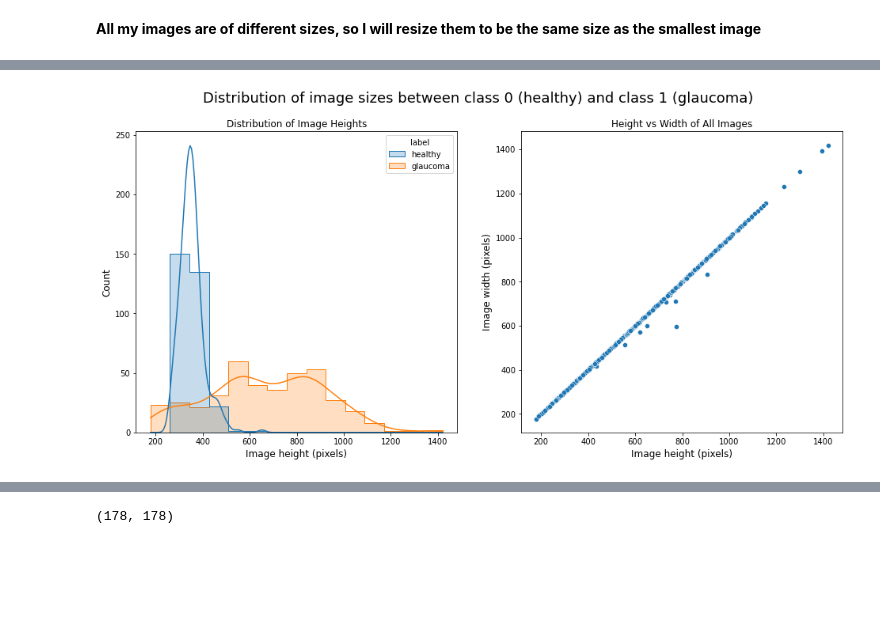
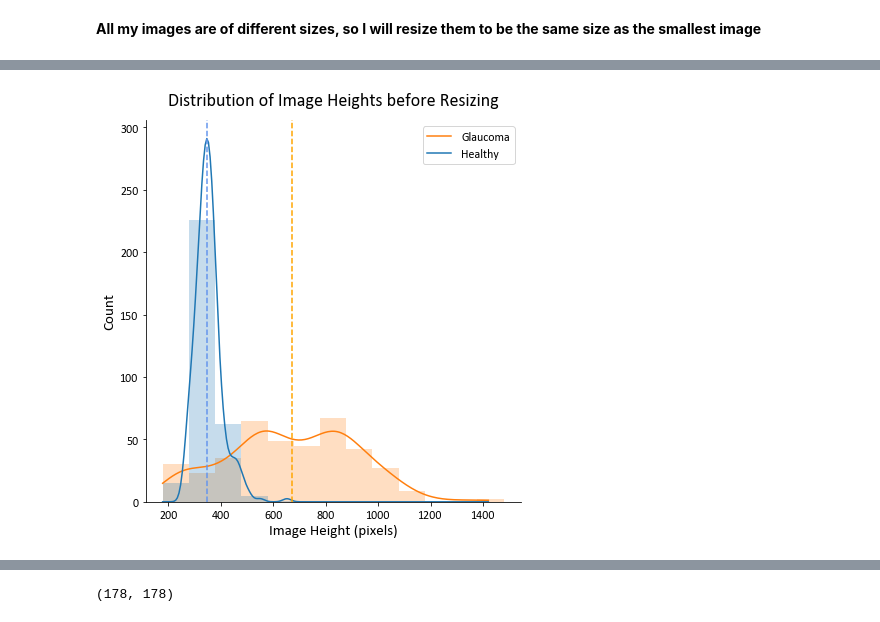
Before and after one commit to gigi-codes/wwc_hackathon_22, a Jupyter notebook: code/01_import_save_data.ipynb, the cells around one changed output, grey strips where cells are left out. Saved outputs shown, nothing was run; the diff lists cells and outputs as text; code cells hidden in the pictures; blank space fills up the shorter version.

```diff
--- a/code/01_import_save_data.ipynb
+++ b/code/01_import_save_data.ipynb
@@ -153,17 +205,40 @@ sizes_df.head()
-# %%
-fig, ax = plt.subplots(1, 2, figsize=(16,7))
-fig.suptitle('Distribution of image sizes between class 0 (healthy) and class 1 (glaucoma)', size=18)
-sns.histplot(sizes_df, x='h', hue='label', kde=True, element='step', ax=ax[0])
-ax[0].set_xlabel('Image height (pixels)', size=12)
-ax[0].set_ylabel('Count', size=12)
-ax[0].set_title('Distribution of Image Heights');
-
-sns.scatterplot(data=sizes_df, x='h', y='w', ax=ax[1])
-ax[1].set_xlabel('Image height (pixels)', size=12)
-ax[1].set_ylabel('Image width (pixels)', size=12)
-ax[1].set_title('Height vs Width of All Images');
-
-# uncomment below to save figure
-# plt.savefig('../figures/size_distribution.png', bbox_inches='tight', dpi='figure')
-# %% [output]
-[figure, removed]
+# %%
+# establish palette so Glaucoma is always orange
+palette = {"Healthy":"tab:blue",
+           "Glaucoma":"tab:orange"}
+
+# set up font for plot
+plt.rcParams.update({'font.sans-serif':'Calibri'})
+
+# plot
+sns.displot(data=sizes_df,
+            x='h',
+            hue='label',    # assign colors based on label
+            kind='hist',    # plot histogram
+            binwidth=100,
+            kde=True,       # also plot kde
+            element='step', # plot histogram as step
+            height=6,
+            legend=False,   # don't plot legend
+            palette=palette,# use palette to assign colors
+            edgecolor=None) # don't draw dark line around histogram
+
+# add median lines
+plt.axvline(sizes_df.groupby('label').median().loc['Glaucoma'].values[0],
+            ymax=240, linestyle='dashed', color='orange')
+
+plt.axvline(sizes_df.groupby('label').median().loc['Healthy'].values[0],
+            ymax=240, linestyle='dashed', color='cornflowerblue')
+
+# labels and title
+plt.legend(['Glaucoma', 'Healthy'], fontsize=12)
+plt.xlabel('Image Height (pixels)', size=15)
+plt.ylabel('Count', size=15)
+plt.xticks(fontsize=12)
+plt.yticks(fontsize=12)
+plt.title('Distribution of Image Heights before Resizing', size=18, y=1, pad=15);
+
+# uncomment below to save figure
+plt.savefig('../figures/size_distribution.png', bbox_inches='tight', dpi=300)
+# %% [output]
+[figure, added]
```
Also changed, not shown: parts of 9 cells of this notebook, 23 other files.
